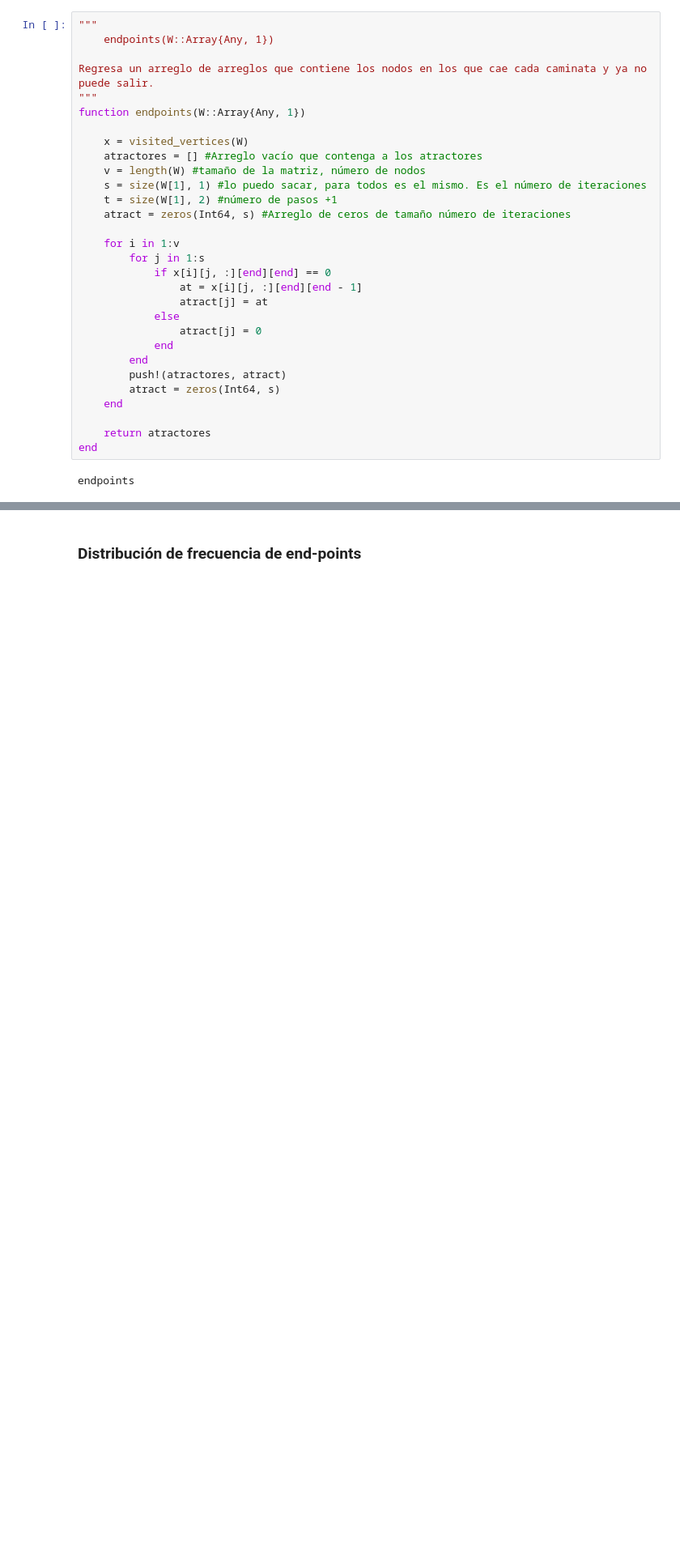
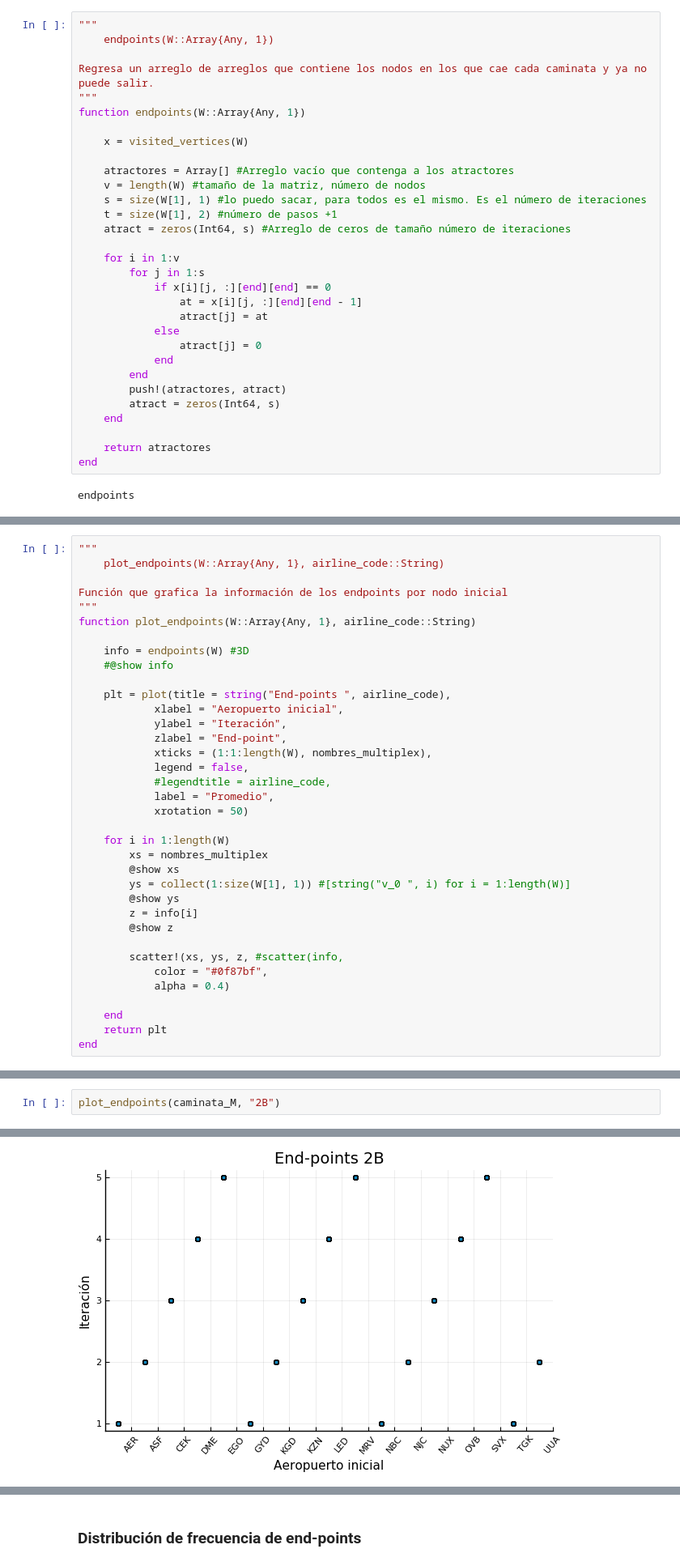
Before and after one commit to Yuriyama/Proyecto_aerolineas, a Jupyter notebook: Code/2B.ipynb, the cells around one changed output, grey strips where cells are left out. Shown at 81% size. Drawn from its saved outputs; the diff is of its cells as text; blank space fills up the shorter version.

```diff
--- a/Code/2B.ipynb
+++ b/Code/2B.ipynb
@@ -1185,7 +1194,8 @@ Regresa un arreglo de arreglos que contiene los nodos en los que cae cada camina
 function endpoints(W::Array{Any, 1})
 
     x = visited_vertices(W)
-    atractores = [] #Arreglo vacío que contenga a los atractores
+
+    atractores = Array[] #Arreglo vacío que contenga a los atractores
     v = length(W) #tamaño de la matriz, número de nodos
     s = size(W[1], 1) #lo puedo sacar, para todos es el mismo. Es el número de iteraciones
     t = size(W[1], 2) #número de pasos +1
@@ -1210,0 +1244,36 @@ endpoints
+# %%
+"""
+    plot_endpoints(W::Array{Any, 1}, airline_code::String)
+
+Función que grafica la información de los endpoints por nodo inicial
+"""
+function plot_endpoints(W::Array{Any, 1}, airline_code::String)
+
+    info = endpoints(W) #3D
+    #@show info
+
+    plt = plot(title = string("End-points ", airline_code),
+            xlabel = "Aeropuerto inicial",
+            ylabel = "Iteración",
+            zlabel = "End-point",
+            xticks = (1:1:length(W), nombres_multiplex),
+            legend = false,
+            #legendtitle = airline_code,
+            label = "Promedio",
+            xrotation = 50)
+
+    for i in 1:length(W)
+        xs = nombres_multiplex
+        @show xs
+        ys = collect(1:size(W[1], 1)) #[string("v_0 ", i) for i = 1:length(W)]
+        @show ys
+        z = info[i]
+        @show z
+
+        scatter!(xs, ys, z, #scatter(info,
+            color = "#0f87bf",
+            alpha = 0.4)
+
+    end
+    return plt
+end
@@ -1210,0 +1282,3 @@ endpoints
+# %%
+plot_endpoints(caminata_M, "2B")
+# %% [output]
@@ -1210,0 +1302 @@ endpoints
+[figure, added]
```
Also changed, not shown: parts of 67 cells of this notebook.
